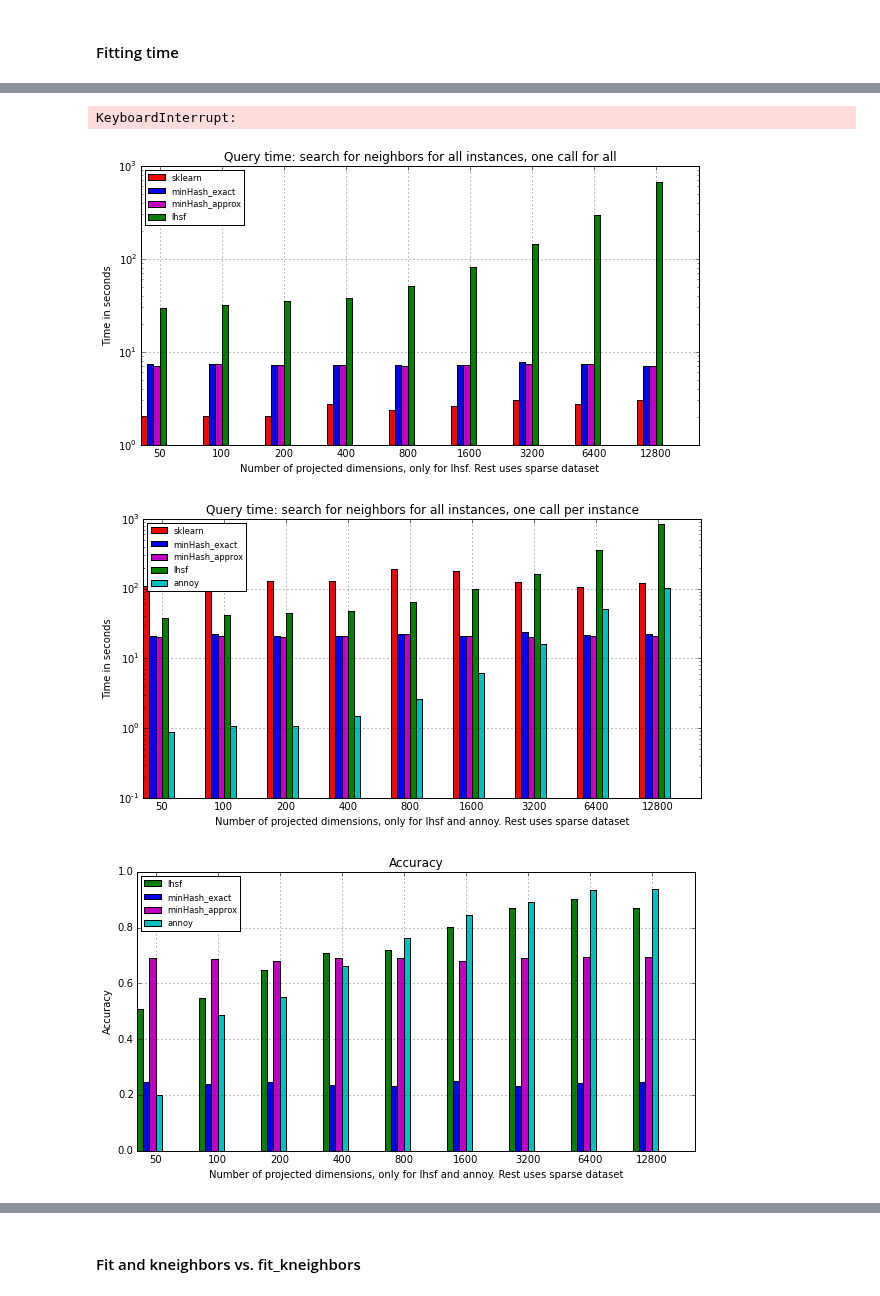
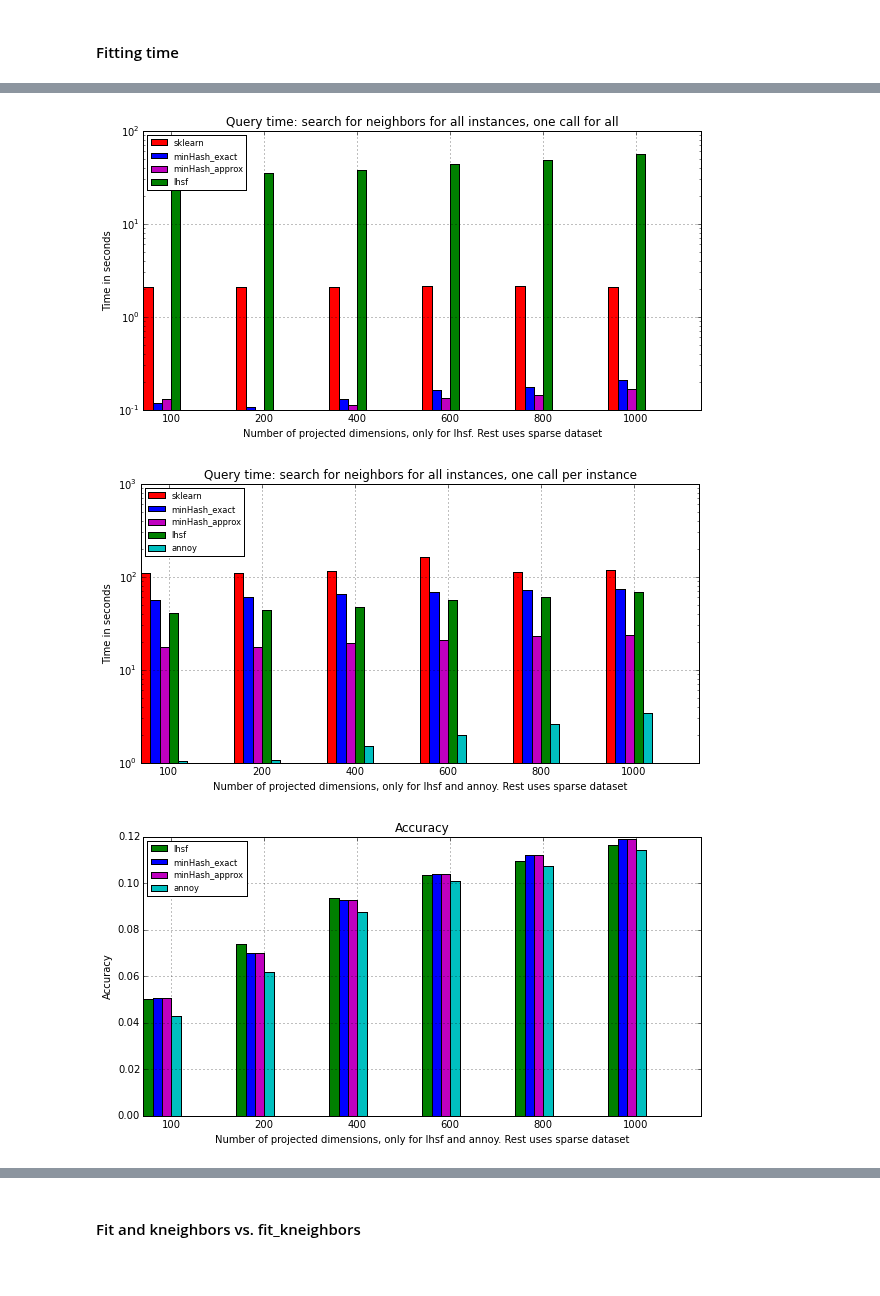
Before and after one commit to joachimwolff/sparse-neighbors-search, a Jupyter notebook: example/Bursi_dataset.ipynb, the cells around one changed output, grey strips where cells are left out. Drawn from its saved outputs; the diff is of its cells as text; code cells hidden in the pictures.

```diff
--- a/example/Bursi_dataset.ipynb
+++ b/example/Bursi_dataset.ipynb
@@ -91,32 +91,30 @@ plotData(data=returnValuesBursi[:4], color=["r", "b", "g", "c"], label=["sklearn
 n_neighbors_sklearn = 5
 n_neighbors_minHash = 5
 returnValuesBursi = measure_performance(datasetBursi, n_neighbors_sklearn, n_neighbors_minHash,
-                                        number_of_hashfunctions=[100, 200, 400, 600, 800, 1000],
-                                        size_of_query=4338)
+                                        number_of_hashfunctions=[100, 200, 400, 600, 800, 1000], size_of_query=None)
-# %% [output]
-KeyboardInterrupt:
 # %%
 plotData(data=returnValuesBursi[9:13], color=["r", "b", "m", "g"], label=["sklearn", "minHash_exact", "minHash_approx", "lhsf"],
-        xticks=["100", "200", "400", "600", "800", "1000"], ylabel="Time in seconds", number_of_instances=9,
+        xticks=["100", "200", "400", "600", "800", "1000"], ylabel="Time in seconds", number_of_instances=6,
         xlabel="Number of projected dimensions, only for lhsf. Rest uses sparse dataset",
          number_of_features=1, title='Query time: search for neighbors for all instances, one call for all')
 # %% [output]
-[figure, old version]
+[figure, new version]
 # %%
 plotData(data=returnValuesBursi[4:9], color=["r", "b", "m", "g", "c"], label=["sklearn", "minHash_exact", "minHash_approx", "lhsf", "annoy"],
         xticks=["100", "200", "400", "600", "800", "1000"], ylabel="Time in seconds",
-         xlabel="Number of projected dimensions, only for lhsf and annoy. Rest uses sparse dataset", number_of_instances=9,
+         xlabel="Number of projected dimensions, only for lhsf and annoy. Rest uses sparse dataset",
+         number_of_instances=6,
         number_of_features=1, title='Query time: search for neighbors for all instances, one call per instance')
 # %% [output]
-[figure, old version]
+[figure, new version]
 # %%
 plotData(data=returnValuesBursi[13:], color=["g", "b", "m", "c"], label=["lhsf", "minHash_exact", "minHash_approx", "annoy"],
         xticks=["100", "200", "400", "600", "800", "1000"],
          xlabel="Number of projected dimensions, only for lhsf and annoy. Rest uses sparse dataset",
-         ylabel="Accuracy", number_of_instances=9,
+         ylabel="Accuracy", number_of_instances=6,
         number_of_features=1, title='Accuracy', log=False)
 # %% [output]
-[figure, old version]
+[figure, new version]
 # %%
 plotData(data=returnValuesBursi[:4], color=["r", "b", "g", "c"], label=["sklearn", "minHash", "lshf", "annoy"],
         xticks=["100", "200", "400", "600", "800", "1000"],
```
Also changed, not shown: parts of 7 cells of this notebook.
